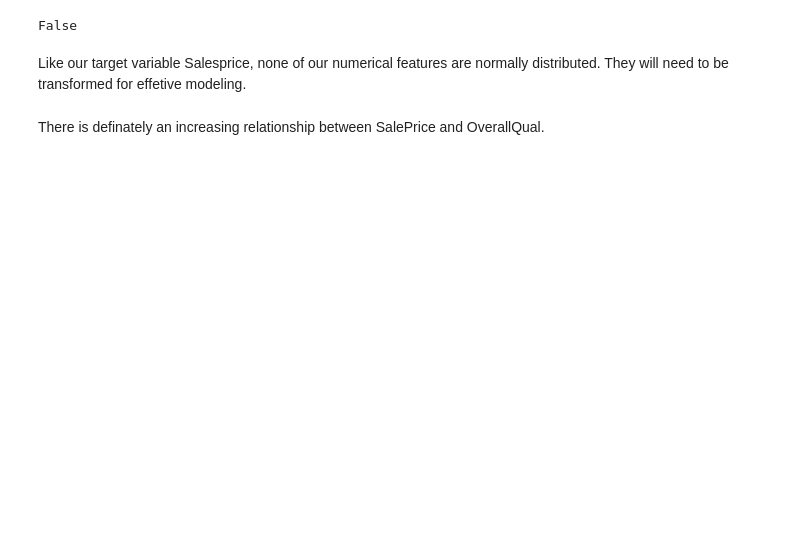
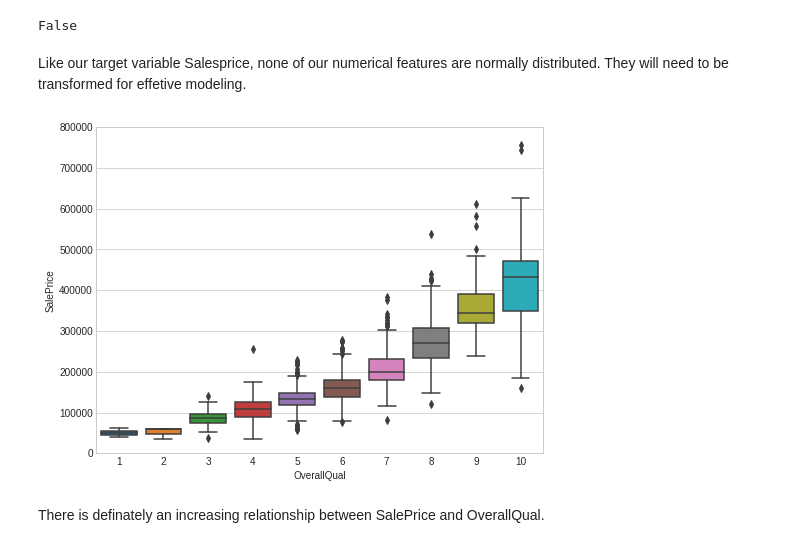
Before and after one commit to villafue/Capstone_1-_Predict_House_Prices, a Jupyter notebook: House_Price.ipynb, the cells around one changed output. Drawn from its saved outputs; the diff is of its cells as text; code cells hidden in the pictures; blank space fills up the shorter version.

Commit message:
more eda plots

```diff
--- a/House_Price.ipynb
+++ b/House_Price.ipynb
@@ -548,8 +551,10 @@ False
 # %% [markdown]
 Like our target variable Salesprice, none of our numerical features are normally distributed. They will need to be transformed for effetive modeling.
 # %%
-var = [q for q in qualitative]
-data = pd.concat([train['SalePrice'], train[var]], axis=1)
+var = 'OverallQual'
+data = pd.concat([train['SalePrice'], all[var]], axis=1)
 f, ax = plt.subplots(figsize=(8, 6))
 fig = sns.boxplot(x=var, y="SalePrice", data=data)
 fig.axis(ymin=0, ymax=800000);
+# %% [output]
+[figure, added]
```
Also changed, not shown: parts of 12 cells of this notebook.
